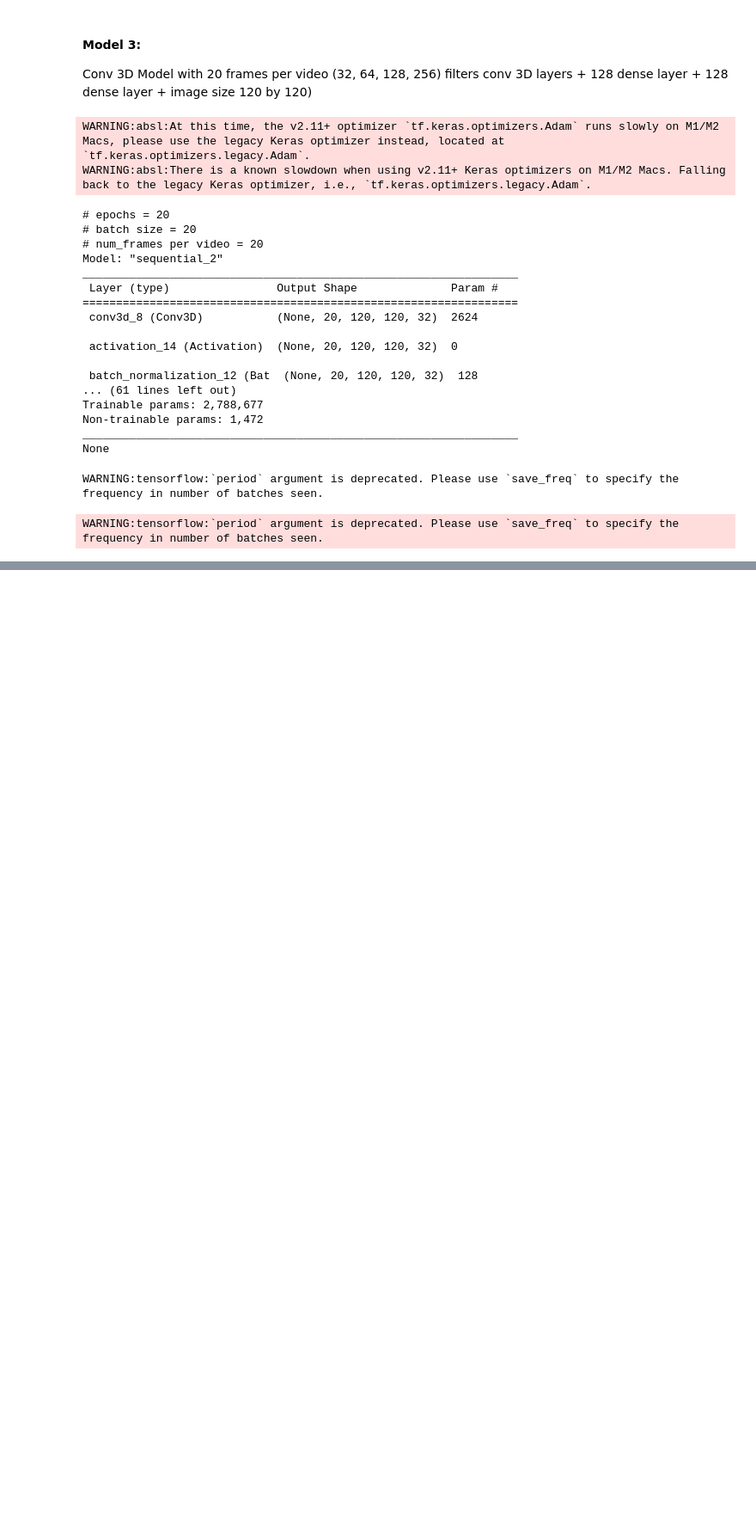
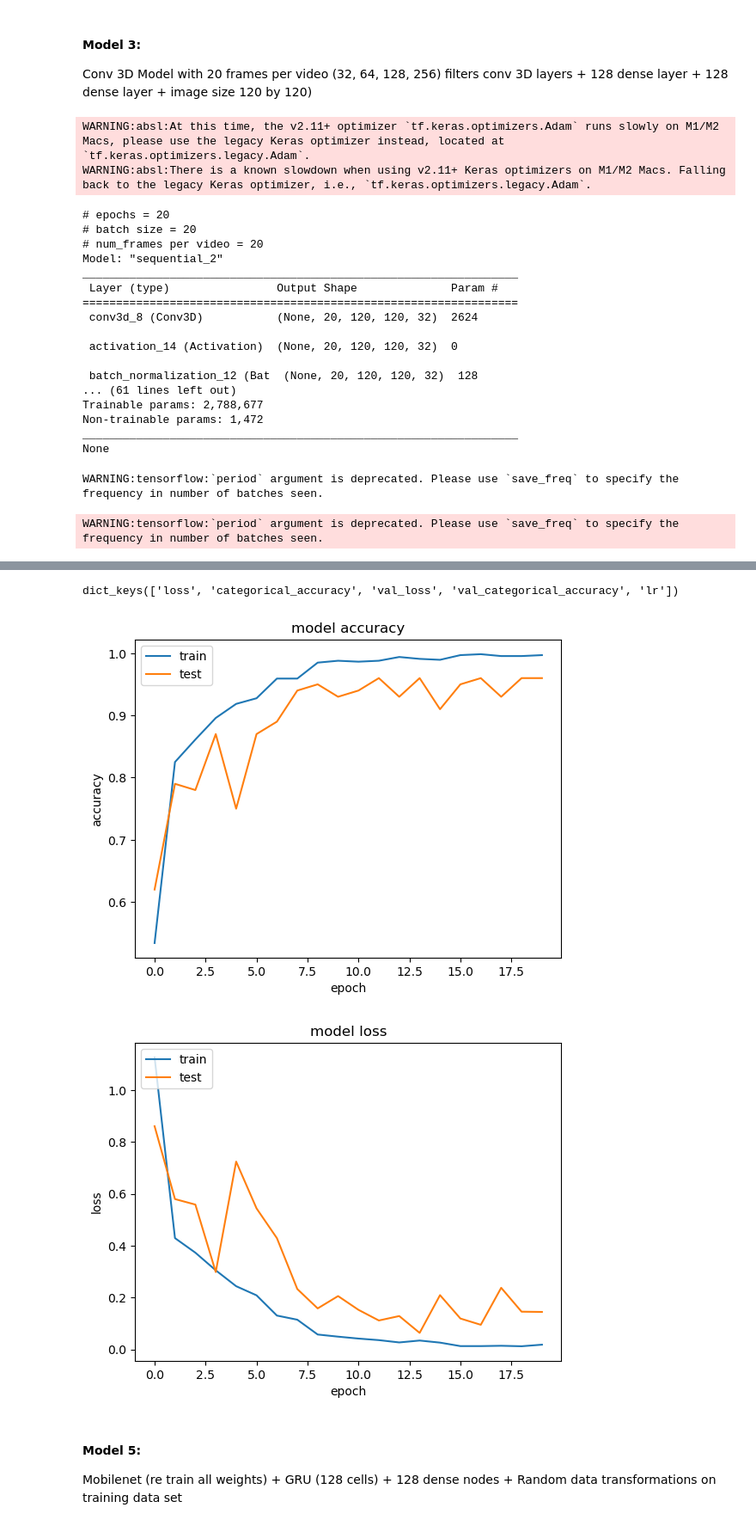
Before and after one commit to mohitdb7/gesture-recognition-rnn, a Jupyter notebook: Neural_Nets_Project_Starter_Code.ipynb, the cells around one changed output, grey strips where cells are left out. Shown at 86% size. Drawn from its saved outputs; the diff is of its cells as text; code cells hidden in the pictures; blank space fills up the shorter version.

```diff
--- a/Neural_Nets_Project_Starter_Code.ipynb
+++ b/Neural_Nets_Project_Starter_Code.ipynb
@@ -641,0 +685,10 @@ Epoch 10/20
+# %%
+num_epochs = 20 # choose the number of epochs
+print ('# epochs =', num_epochs)
+batch_size = 10  #experiment with the batch size
+print ('# batch size =', batch_size)
+num_frames = 20
+print ('# num frames per video =', num_frames)
+
+model = mobilenet_RNN(num_images=num_frames, gru=True)
+print (model.summary())
@@ -641,0 +727,7 @@ Epoch 10/20
+# %%
+callbacks_list = model_callbacks("model_retrain_mobilenet_gru")
+
+steps_per_epoch, validation_steps = calculate_steps(num_train_sequences, num_val_sequences, batch_size)
+
+train_generator = generate(train_path, train_doc, batch_size, num_images=num_frames)
+val_generator   = generate(val_path, val_doc, batch_size, num_images=num_frames)
@@ -641,0 +737,4 @@ Epoch 10/20
+# %%
+history = model.fit(train_generator, steps_per_epoch=steps_per_epoch, epochs=num_epochs, verbose=1,
+                              callbacks=callbacks_list, validation_data=val_generator,
+                              validation_steps=validation_steps, class_weight=None, workers=1, initial_epoch=0)
@@ -641,0 +782,9 @@ Epoch 10/20
+# %%
+plot_loss_accuracy(history)
+# %% [output]
+dict_keys(['loss', 'categorical_accuracy', 'val_loss', 'val_categorical_accuracy', 'lr'])
+[figure, added]
+[figure, added]
+# %% [markdown]
+#### Model 5:
+Mobilenet (re train all weights) + GRU (128 cells) + 128 dense nodes + Random data transformations on training data set
```
Also changed, not shown: parts of 12 cells of this notebook.
